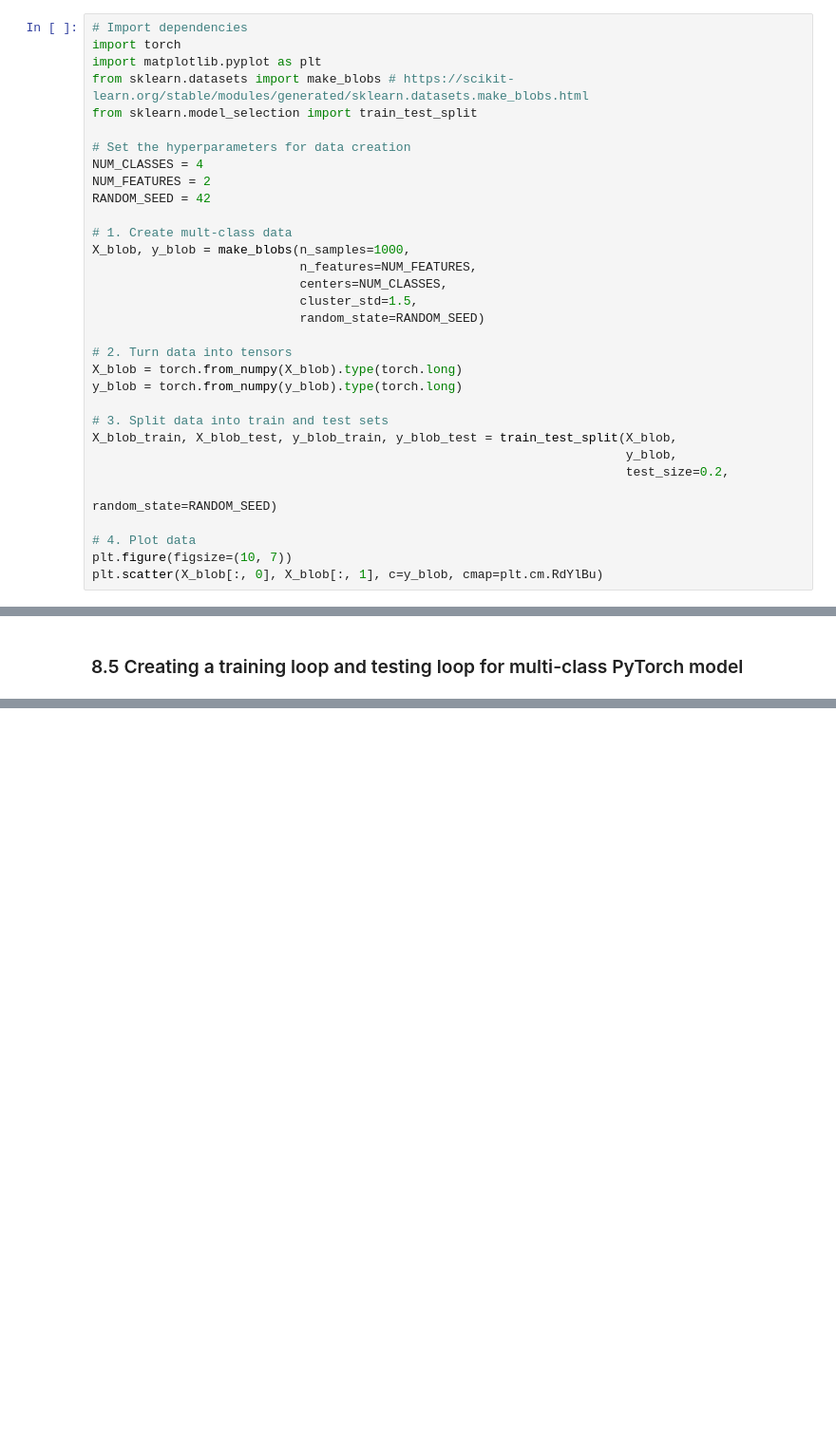
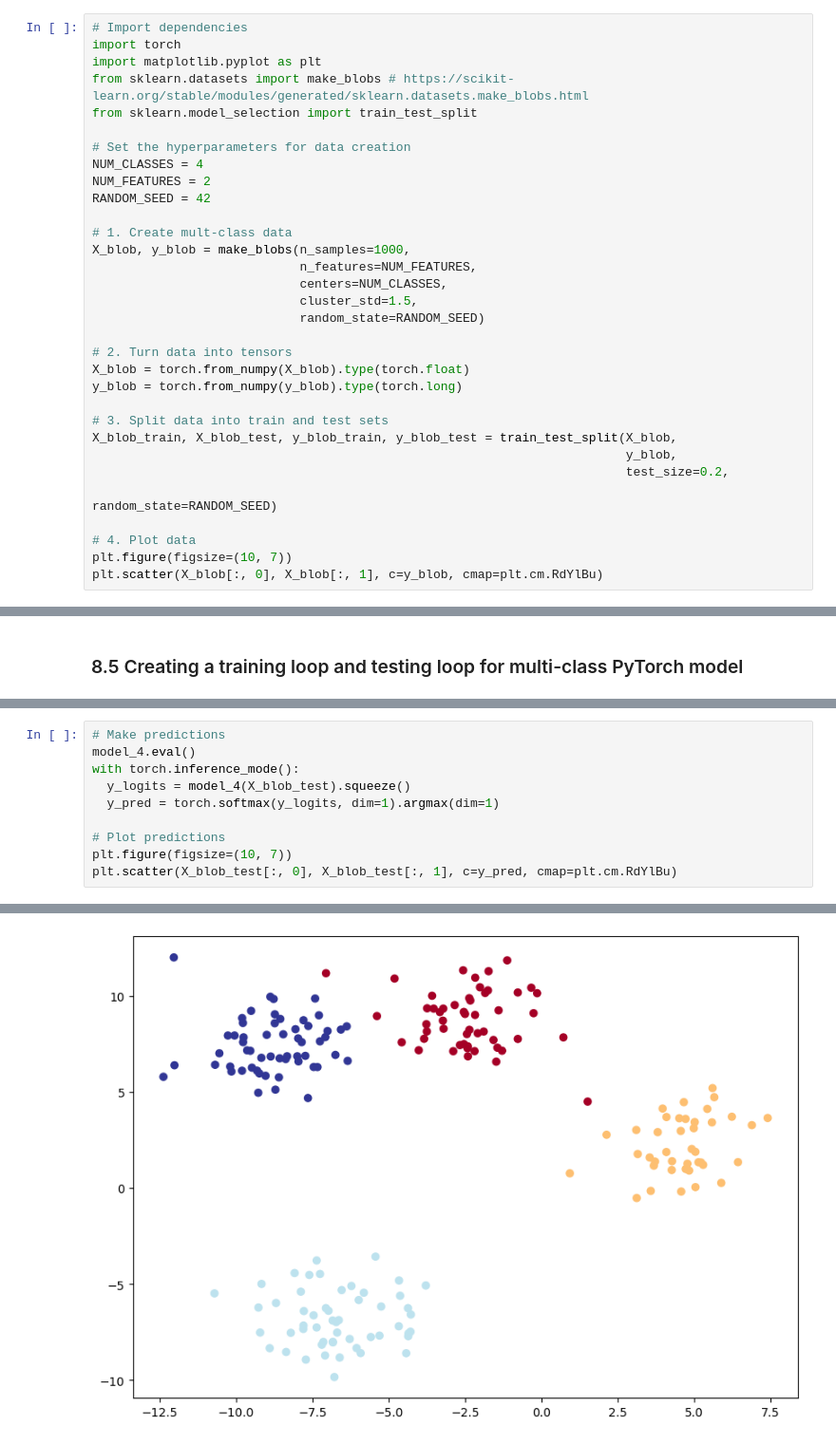
Before and after one commit to banno-0720/learning_PyTorch, a Jupyter notebook: 3_pytorch_classification.ipynb, the cells around one changed output, grey strips where cells are left out. Shown at 95% size. Drawn from its saved outputs; the diff is of its cells as text; blank space fills up the shorter version.

Commit message:
plotting our predictions

```diff
--- a/3_pytorch_classification.ipynb
+++ b/3_pytorch_classification.ipynb
@@ -1002,7 +1002,7 @@ X_blob, y_blob = make_blobs(n_samples=1000,
                             random_state=RANDOM_SEED)
 
 # 2. Turn data into tensors
-X_blob = torch.from_numpy(X_blob).type(torch.long)
+X_blob = torch.from_numpy(X_blob).type(torch.float)
 y_blob = torch.from_numpy(y_blob).type(torch.long)
 
 # 3. Split data into train and test sets
@@ -1224,0 +1224,11 @@ Epoch: 90 | Loss: 0.02683, Acc: 99.25% | Test Loss: 0.01685, Test Acc: 99.50%
+# %%
+# Make predictions
+model_4.eval()
+with torch.inference_mode():
+  y_logits = model_4(X_blob_test).squeeze()
+  y_pred = torch.softmax(y_logits, dim=1).argmax(dim=1)
+
+# Plot predictions
+plt.figure(figsize=(10, 7))
+plt.scatter(X_blob_test[:, 0], X_blob_test[:, 1], c=y_pred, cmap=plt.cm.RdYlBu)
+# %% [output]
@@ -1224,0 +1236 @@ Epoch: 90 | Loss: 0.02683, Acc: 99.25% | Test Loss: 0.01685, Test Acc: 99.50%
+[figure, added]
```
Also changed, not shown: parts of 23 cells of this notebook.
